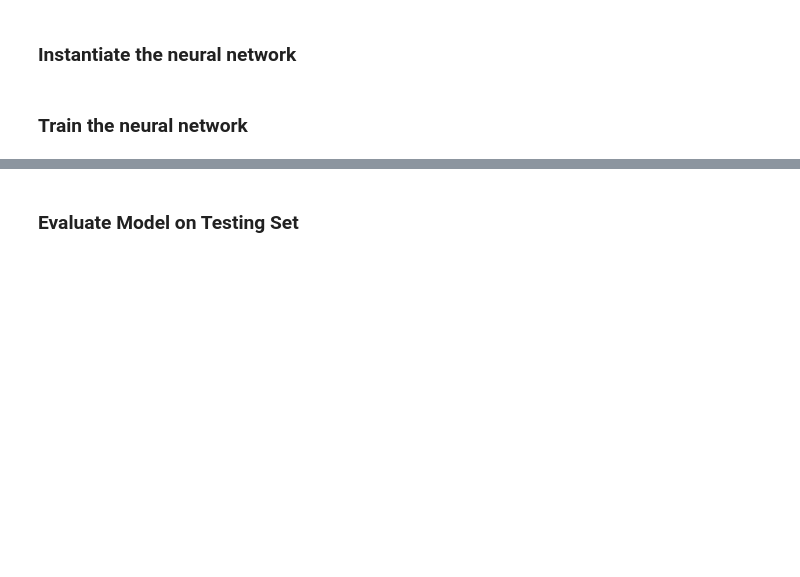
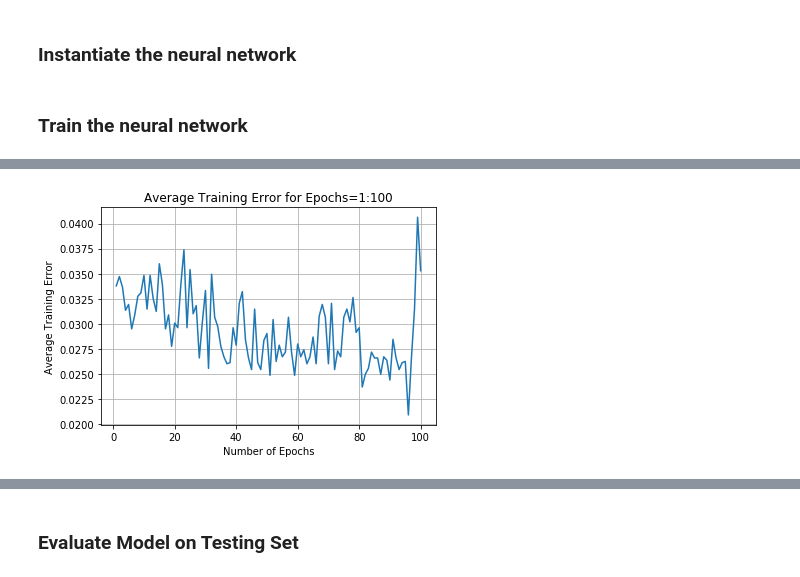
Before and after one commit to acnagle/CLA-Project, a Jupyter notebook: Code/Neural_Network(Pytorch).ipynb, the cells around one changed output, grey strips where cells are left out. Cells and saved outputs as stored; diff of their text form; code cells hidden in the pictures; blank space fills up the shorter version.

Commit message:
created new neural networks and roc and pr curves

```diff
--- a/Code/Neural_Network(Pytorch).ipynb
+++ b/Code/Neural_Network(Pytorch).ipynb
@@ -24,7 +24,7 @@ import copy
 # data processing
 sample_bias = 0     # adjust the difference in the number of the two types of samples (no algae vs algae)
 test_size = 0.2
-batch_size = 100    # batch size for the DataLoaders. previously was 100
+batch_size = 96    # batch size for the DataLoaders. previously was 100
 
 # NN model
 num_features = 17
@@ -32,7 +32,7 @@ input_size = num_features     # size of input layer
 multiplier = 100         # multiplied by num_features to determine the size of each hidden layer. previously was 100
 hidden_size = multiplier * input_size
 output_size = 1
-learning_rate = 0.01         # learning rate of optimizer. previously was 0.01
+learning_rate = 0.001         # learning rate of optimizer. previously was 0.01
 num_epochs = 100                # number of epochs
 # %% [markdown]
 ### Read in data
@@ -129,20 +129,20 @@ class CLANet(nn.Module):
         self.fc1 = nn.Linear(input_size, hidden_size)
         self.relu1 = nn.ReLU()
         self.fc2 = nn.Linear(hidden_size, hidden_size)
-        self.relu2 = nn.ReLU()
+        self.tanh2 = nn.Tanh()
         self.fc3 = nn.Linear(hidden_size, hidden_size)
         self.relu3 = nn.ReLU()
         self.fc4 = nn.Linear(hidden_size, hidden_size)
-        self.relu4 = nn.ReLU()
+        self.tanh4 = nn.Tanh()
         self.fc5 = nn.Linear(hidden_size, hidden_size)
         self.relu5 = nn.ReLU()
-        self.fc6 = nn.Linear(hidden_size, hidden_size)     # previously, this was output_size
-        self.relu6 = nn.ReLU()                             # previously, this was the line which was commented out
-        self.fc7 = nn.Linear(hidden_size, hidden_size)
-        self.relu7 = nn.ReLU()
-        self.fc8 = nn.Linear(hidden_size, hidden_size)
-        self.relu8 = nn.ReLU()
-        self.fc9 = nn.Linear(hidden_size, output_size)
+        self.fc6 = nn.Linear(hidden_size, output_size)     # previously, this was output_size
+#         self.tanh6 = nn.Tanh()                             # previously, this was the line which was commented out
+#         self.fc7 = nn.Linear(hidden_size, output_size)
+#         self.relu7 = nn.ReLU()
+#         self.fc8 = nn.Linear(hidden_size, hidden_size)
+#         self.relu8 = nn.ReLU()
+#         self.fc9 = nn.Linear(hidden_size, output_size)
 #         self.relu9 = nn.ReLU()
 #         self.fc10 = nn.Linear(hidden_size, hidden_size)
 #         self.relu10 = nn.ReLU()
@@ -155,20 +155,20 @@ class CLANet(nn.Module):
         out = self.fc1(x)
         out = self.relu1(out)
         out = self.fc2(out)
-        out = self.relu2(out)
+        out = self.tanh2(out)
         out = self.fc3(out)
         out = self.relu3(out)
         out = self.fc4(out)
-        out = self.relu4(out)
+        out = self.tanh4(out)
         out = self.fc5(out)
         out = self.relu5(out)
         out = self.fc6(out)
-        out = self.relu6(out)
-        out = self.fc7(out)
-        out = self.relu7(out)
-        out = self.fc8(out)
-        out = self.relu8(out)
-        out = self.fc9(out)
+#         out = self.tanh6(out)
+#         out = self.fc7(out)
+#         out = self.relu7(out)
+#         out = self.fc8(out)
+#         out = self.relu8(out)
+#         out = self.fc9(out)
 #         out = self.relu9(out)
 #         out = self.fc10(out)
 #         out = self.relu10(out)
@@ -183,7 +183,8 @@ class CLANet(nn.Module):
 model = CLANet(input_size, hidden_size, output_size)
 criterion = nn.BCELoss()
 
-optimizer = torch.optim.SGD(model.parameters(), lr=learning_rate, nesterov=True, momentum=1, dampening=0)
+# optimizer = torch.optim.SGD(model.parameters(), lr=learning_rate, nesterov=True, momentum=1, dampening=0)
+optimizer = torch.optim.Adam(model.parameters(), lr=learning_rate, betas=(0.9, 0.999), eps=1e-8)
 model.double();     # cast model parameters to double
 # %% [markdown]
 ### Train the neural network
@@ -236,8 +256,10 @@ for epoch in range(num_epochs):
 # %%
 plt.figure()
-plt.plot(np.linspace(start=1, stop=100, num=100), avg_error_vec)
+plt.plot(np.linspace(start=1, stop=num_epochs, num=num_epochs), avg_error_vec)
 plt.xlabel("Number of Epochs")
 plt.ylabel("Average Training Error")
 plt.title("Average Training Error for Epochs=1:100")
 plt.grid(True)
-plt.savefig("Neural Net Training Error.jpg")
+# plt.savefig("Neural Net Training Error.jpg")
+# %% [output]
+[figure, added]
```
Also changed, not shown: parts of 15 cells of this notebook, 12 other files.
